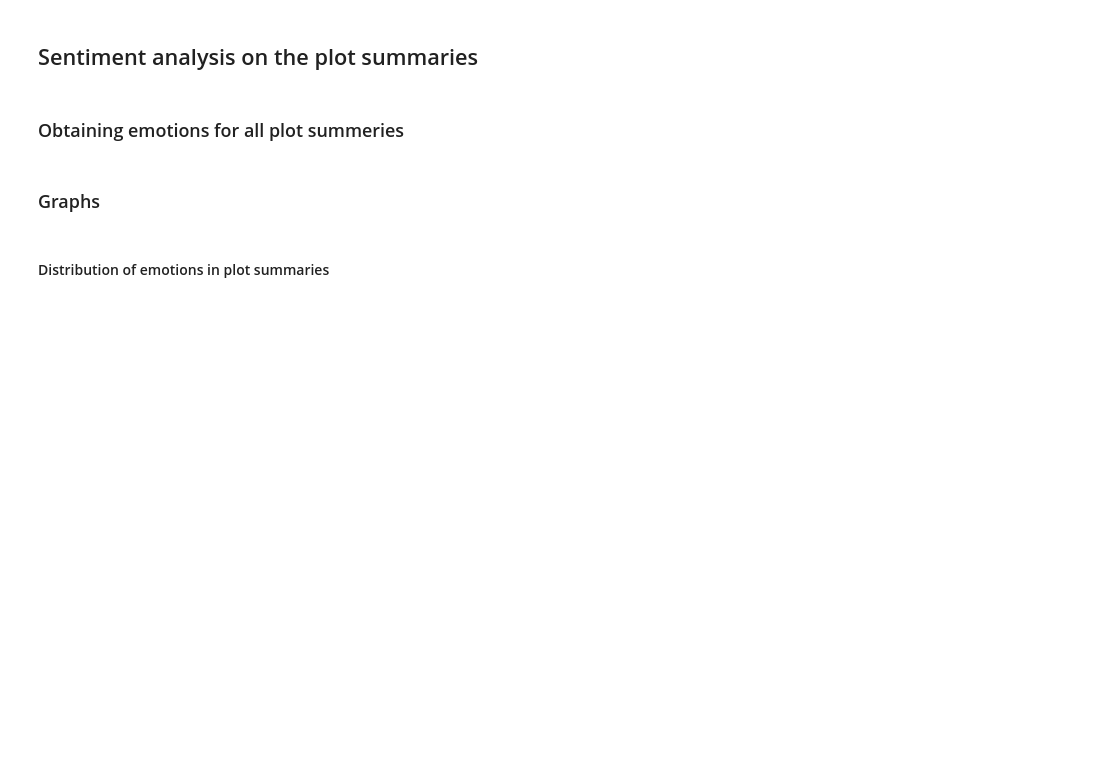
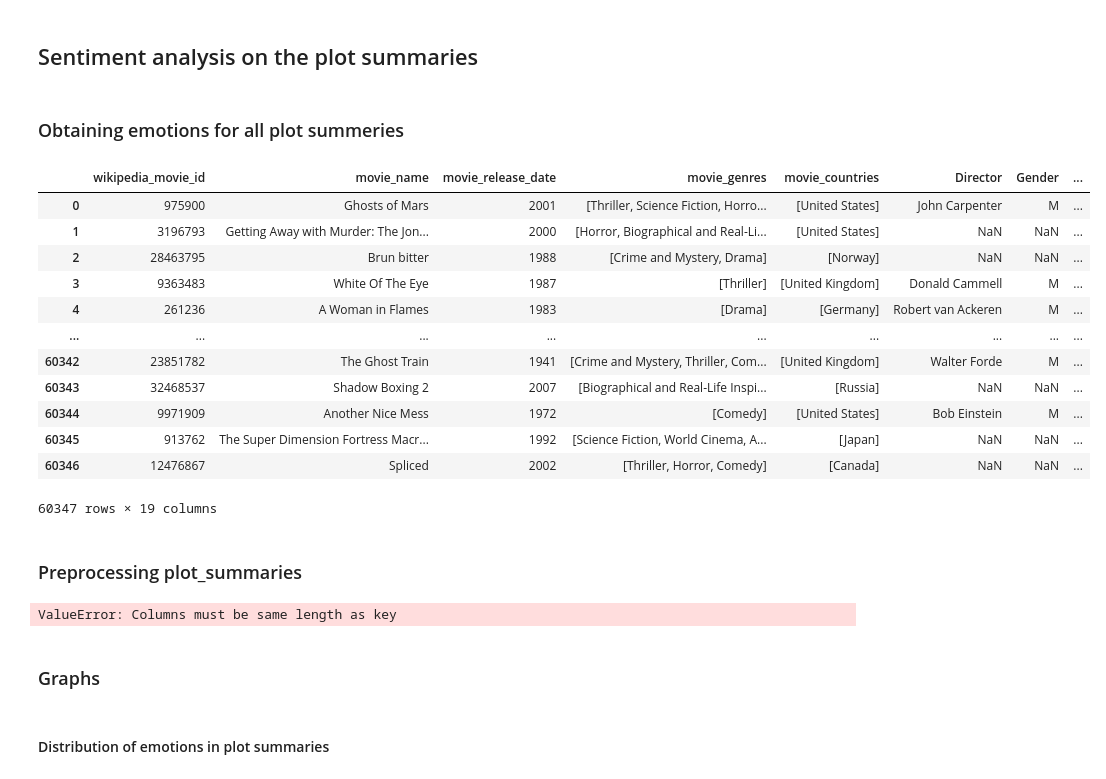
Before and after one commit to epfl-ada/ada-2024-project-adapocalypse, a Jupyter notebook: results_max.ipynb, the cells around one changed output. Drawn from its saved outputs; the diff is of its cells as text; code cells hidden in the pictures; blank space fills up the shorter version.

```diff
--- a/results_max.ipynb
+++ b/results_max.ipynb
@@ -107,3 +153,21 @@ emotion_score_big_dataset_csv(df_plot_summaries, output_file, 0, df_plot_summari
 # %%
 # Dataframe with the emotions scores
 df_plot_emotions = pd.read_csv(PROCESSED_DATA_FOLDER_PATH + 'plot_emotions.csv')
+# %%
+movies_complete_df
+# %% [output]
+|  | wikipedia_movie_id | movie_name | movie_release_date | movie_genres | movie_countries | Director | Gender | ... |
+| 0 | 975900 | Ghosts of Mars | 2001 | [Thriller, Science Fiction, Horro... | [United States] | John Carpenter | M | ... |
+| 1 | 3196793 | Getting Away with Murder: The Jon... | 2000 | [Horror, Biographical and Real-Li... | [United States] | NaN | NaN | ... |
+| 2 | 28463795 | Brun bitter | 1988 | [Crime and Mystery, Drama] | [Norway] | NaN | NaN | ... |
+| 3 | 9363483 | White Of The Eye | 1987 | [Thriller] | [United Kingdom] | Donald Cammell | M | ... |
+| 4 | 261236 | A Woman in Flames | 1983 | [Drama] | [Germany] | Robert van Ackeren | M | ... |
+| ... | ... | ... | ... | ... | ... | ... | ... | ... |
+| 60342 | 23851782 | The Ghost Train | 1941 | [Crime and Mystery, Thriller, Com... | [United Kingdom] | Walter Forde | M | ... |
+| 60343 | 32468537 | Shadow Boxing 2 | 2007 | [Biographical and Real-Life Inspi... | [Russia] | NaN | NaN | ... |
+| 60344 | 9971909 | Another Nice Mess | 1972 | [Comedy] | [United States] | Bob Einstein | M | ... |
+| 60345 | 913762 | The Super Dimension Fortress Macr... | 1992 | [Science Fiction, World Cinema, A... | [Japan] | NaN | NaN | ... |
+| 60346 | 12476867 | Spliced | 2002 | [Thriller, Horror, Comedy] | [Canada] | NaN | NaN | ... |
+60347 rows × 19 columns
+# %% [markdown]
+### Preprocessing plot_summaries
@@ -110,3 +180,8 @@ df_plot_emotions = pd.read_csv(PROCESSED_DATA_FOLDER_PATH + 'plot_emotions.csv')
+# %%
+df_plot_emotions_test = preprocessing_plot_summaries(movies_complete_df)
+df_plot_emotions_test
+# %% [output]
+ValueError: Columns must be same length as key
 # %% [markdown]
 ### Graphs
 # %% [markdown]
```
Also changed, not shown: parts of 29 cells of this notebook.
